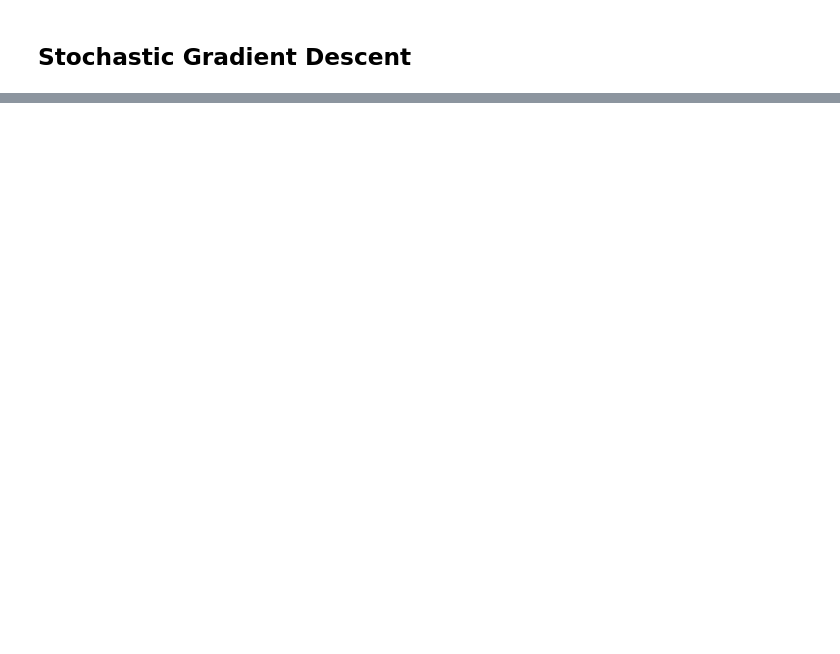
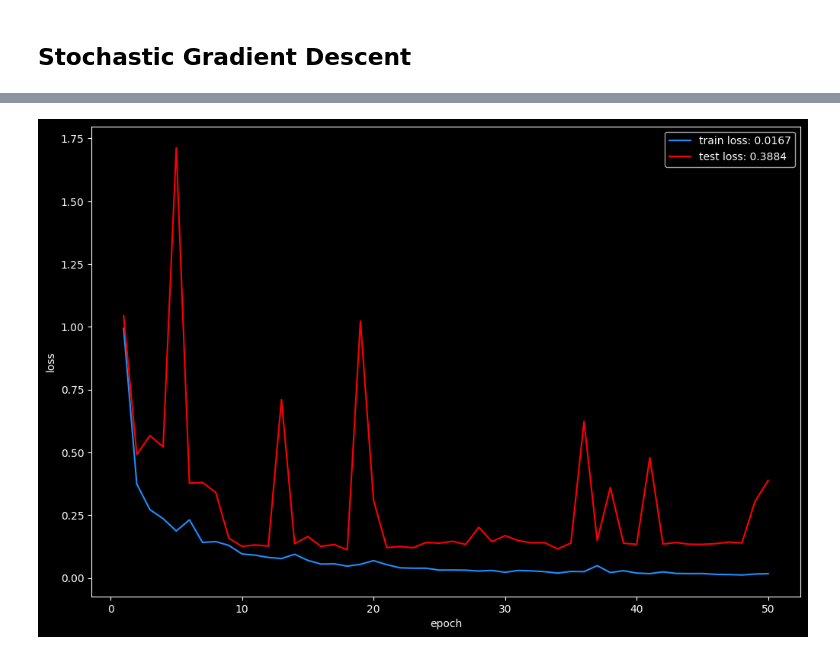
Before and after one commit to andrew-m-holmes/teaching-neural-networks, a Jupyter notebook: notebooks/mnist.ipynb, the cells around one changed output, grey strips where cells are left out. Saved outputs shown, nothing was run; the diff lists cells and outputs as text; code cells hidden in the pictures; blank space fills up the shorter version.

```diff
--- a/notebooks/mnist.ipynb
+++ b/notebooks/mnist.ipynb
@@ -146,11 +139,12 @@ trainer = tnn.Trainer(
     loss_fn,
     trainloader,
     testloader,
+    save_weights=False,
+    device=device,
     path="./mini-batch.h5",
-    device=device,
     verbose=10,
 )
 # %%
-metrics = trainer.train(epochs=100)
+mini_batch_metrics = trainer.train(epochs=50)
 # %% [output]
 model using cuda
@@ -212,0 +219,13 @@ KeyboardInterrupt:
+# %%
+mini_batch_metric_losses = {
+    "train loss": mini_batch_metrics.get("train_losses"),
+    "test loss": mini_batch_metrics.get("test_losses"),
+}
+mini_batch_metric_accs = {
+    "train acc": mini_batch_metrics.get("train_accs"),
+    "test acc": mini_batch_metrics.get("test_accs"),
+}
+# %%
+tnn.plot_metrics(mini_batch_metric_losses, path="../images/mini-batch-mnist-loss.png")
+# %% [output]
+[figure, added]
```
Also changed, not shown: parts of 16 cells of this notebook, 9 other files.
